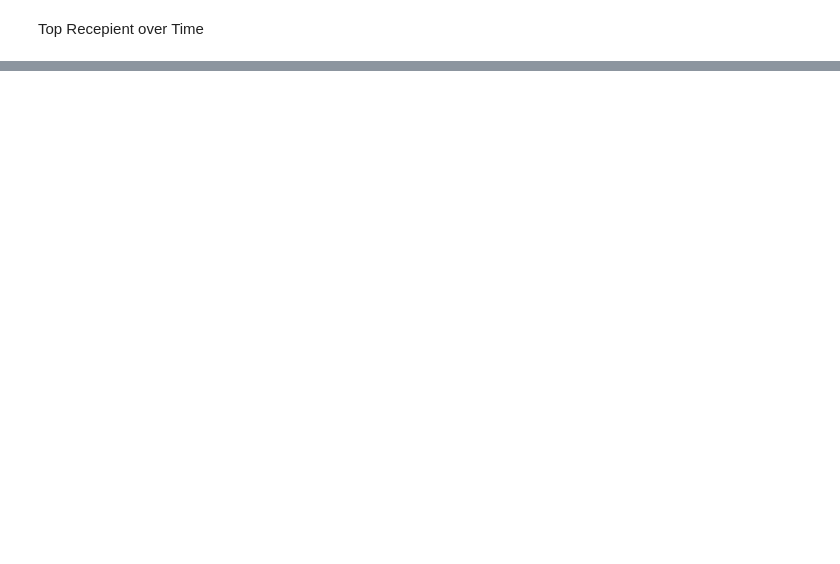
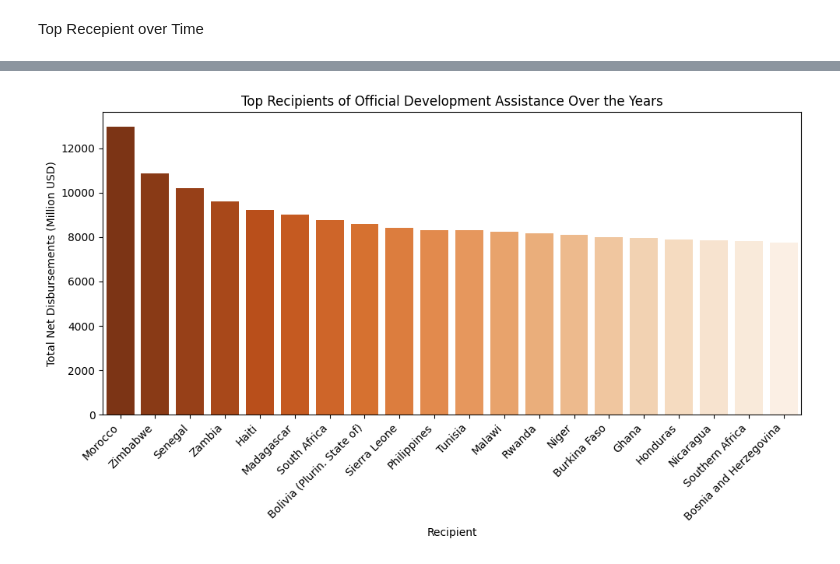
Before and after one commit to rosasi-ed/World-Donor-Recipient-Data, a Jupyter notebook: Charting_Progress_A_Fresh_Perspective_on_Development_Indicators.ipynb, the cells around one changed output, grey strips where cells are left out. Cells and saved outputs as stored; diff of their text form; code cells hidden in the pictures; blank space fills up the shorter version.

```diff
--- a/Charting_Progress_A_Fresh_Perspective_on_Development_Indicators.ipynb
+++ b/Charting_Progress_A_Fresh_Perspective_on_Development_Indicators.ipynb
@@ -91,7 +91,7 @@ Homicide_rates = dfs['SYB66_328_202310_Intentional homicides and other crimes.cs
 Unemployment_rate = dfs['SYB66_329_202310_Labour Force and Unemployment.csv']
 Trading_partners = dfs['SYB66_330_202310_Major Trading Partners.csv']
 Donors = dfs['SYB66_223_202310_Net Disbursements from Official ODA from Donors.csv']
-Recepient = dfs['SYB66_226_202310_Net Disbursements from Official ODA to Recipients.csv']
+Recipient = dfs['SYB66_226_202310_Net Disbursements from Official ODA to Recipients.csv']
 Donors.head(5)
 # %% [output]
 |  | T33 | Net disbursements of official dev... | Unnamed: 2 | Unnamed: 3 | Unnamed: 4 | Unnamed: 5 | Unnamed: 6 |
@@ -144,14 +144,14 @@ Donors['Value (Million USD)'] = pd.to_numeric(Donors['Value (Million USD)'], err
 # %%
 #Cleaning the Recipient data
 # Renaming multiple columns
-Recepient.rename(columns={'T32': 'Region/Country/Area','Unnamed: 2': 'Year','Unnamed: 3': 'Series','Unnamed: 4':'Value (Million USD)','Unnamed: 5':'Footnotes','Unnamed: 6':'Source'}
+Recipient.rename(columns={'T32': 'Region/Country/Area','Unnamed: 2': 'Year','Unnamed: 3': 'Series','Unnamed: 4':'Value (Million USD)','Unnamed: 5':'Footnotes','Unnamed: 6':'Source'}
           , inplace=True)
 #Deleting the first Row
 index_to_drop=0
-Recepient.drop(index_to_drop, inplace=True)
+Recipient.drop(index_to_drop, inplace=True)
 # %%
-Recepient['Year'] = pd.to_numeric(Recepient['Year'], errors='coerce')
-Recepient['Value (Million USD)'] = pd.to_numeric(Recepient['Value (Million USD)'], errors='coerce')
+Recipient['Year'] = pd.to_numeric(Recipient['Year'], errors='coerce')
+Recipient['Value (Million USD)'] = pd.to_numeric(Recipient['Value (Million USD)'], errors='coerce')
 # %% [markdown]
 Top Donors Over the Years.
 # %%
@@ -185,0 +202,27 @@ Top Recepient over Time
+# %%
+# Drop rows with NaN values in 'Value (Million USD)' column
+Recipient = Recipient.dropna(subset=['Value (Million USD)'])
+
+# Group the data by recipient and year, and aggregate the net disbursements
+grouped = Recipient.groupby(['Net disbursements of official development assistance to recipients', 'Year'])['Value (Million USD)'].sum().reset_index()
+
+# Sum the net disbursements over the years for each recipient
+recipient_totals = grouped.groupby('Net disbursements of official development assistance to recipients')['Value (Million USD)'].sum()
+
+# Sort the recipients based on the total net disbursements
+top_recipients = recipient_totals.sort_values(ascending=False).head(20)  # Selecting top 10 recipients
+
+# Define colors with varying shades of orange
+colors = sns.color_palette("Oranges_r", len(top_recipients))
+
+# Plotting the bar graph with varying shades of orange
+plt.figure(figsize=(10, 6))
+sns.barplot(x=top_recipients.index, y=top_recipients.values, hue=top_recipients.index, palette=colors, legend=False)
+plt.title('Top Recipients of Official Development Assistance Over the Years')
+plt.xlabel('Recipient')
+plt.ylabel('Total Net Disbursements (Million USD)')
+plt.xticks(rotation=45, ha='right')
+plt.tight_layout()
+plt.show()
+# %% [output]
+[figure, added]
```
Also changed, not shown: parts of 3 cells of this notebook.
